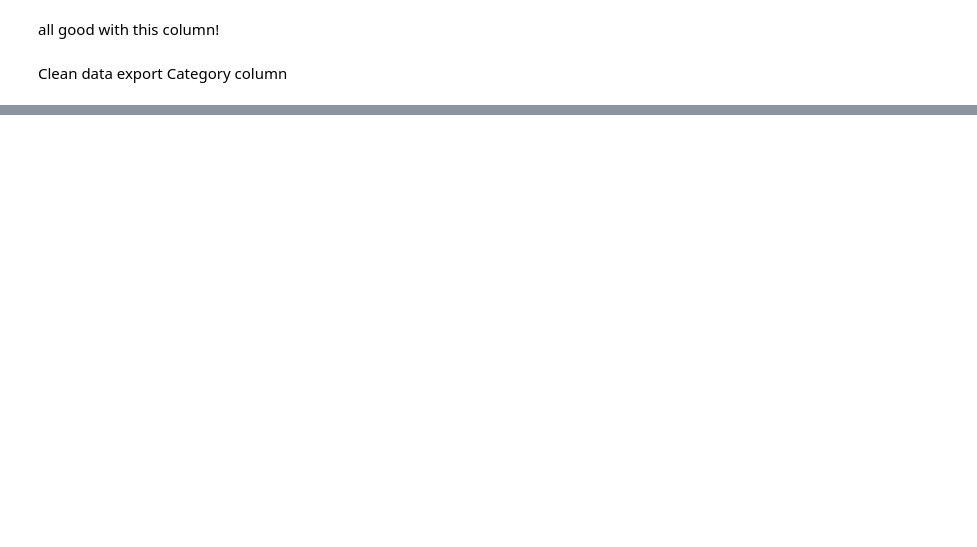
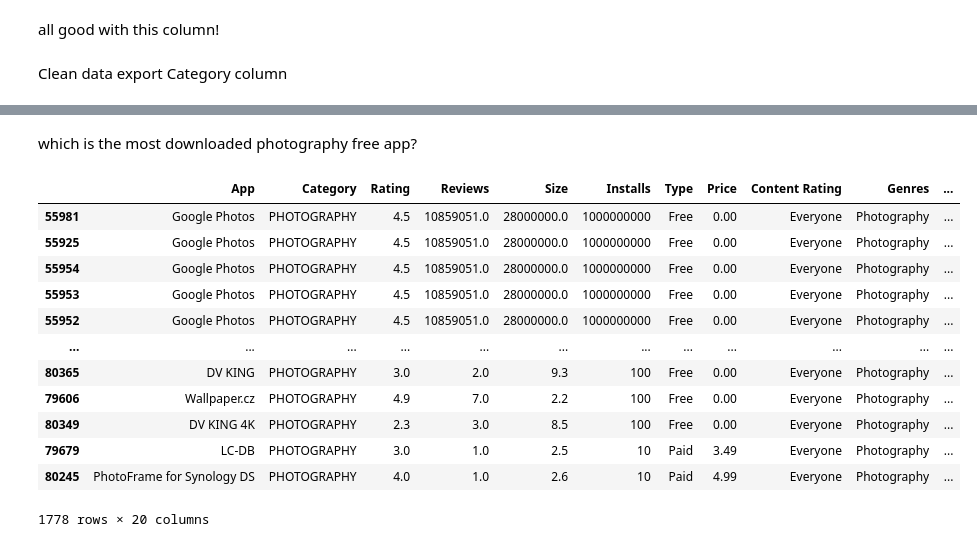
Before and after one commit to btessaro/googleplaystore, a Jupyter notebook: Jupyter-dataw.ipynb, the cells around one changed output, grey strips where cells are left out. Saved outputs shown, nothing was run; the diff lists cells and outputs as text; code cells hidden in the pictures; blank space fills up the shorter version.

```diff
--- a/Jupyter-dataw.ipynb
+++ b/Jupyter-dataw.ipynb
@@ -641,0 +718,18 @@ df3.to_excel("clean-data.xlsx")
+# %% [markdown]
+which is the most downloaded photography free app?
+# %%
+df3[df3['Category'] == 'PHOTOGRAPHY'].sort_values(by = 'Installs',ascending=False)
+# %% [output]
+|  | App | Category | Rating | Reviews | Size | Installs | Type | Price | Content Rating | Genres | ... |
+| 55981 | Google Photos | PHOTOGRAPHY | 4.5 | 10859051.0 | 28000000.0 | 1000000000 | Free | 0.00 | Everyone | Photography | ... |
+| 55925 | Google Photos | PHOTOGRAPHY | 4.5 | 10859051.0 | 28000000.0 | 1000000000 | Free | 0.00 | Everyone | Photography | ... |
+| 55954 | Google Photos | PHOTOGRAPHY | 4.5 | 10859051.0 | 28000000.0 | 1000000000 | Free | 0.00 | Everyone | Photography | ... |
+| 55953 | Google Photos | PHOTOGRAPHY | 4.5 | 10859051.0 | 28000000.0 | 1000000000 | Free | 0.00 | Everyone | Photography | ... |
+| 55952 | Google Photos | PHOTOGRAPHY | 4.5 | 10859051.0 | 28000000.0 | 1000000000 | Free | 0.00 | Everyone | Photography | ... |
+| ... | ... | ... | ... | ... | ... | ... | ... | ... | ... | ... | ... |
+| 80365 | DV KING | PHOTOGRAPHY | 3.0 | 2.0 | 9.3 | 100 | Free | 0.00 | Everyone | Photography | ... |
+| 79606 | Wallpaper.cz | PHOTOGRAPHY | 4.9 | 7.0 | 2.2 | 100 | Free | 0.00 | Everyone | Photography | ... |
+| 80349 | DV KING 4K | PHOTOGRAPHY | 2.3 | 3.0 | 8.5 | 100 | Free | 0.00 | Everyone | Photography | ... |
+| 79679 | LC-DB | PHOTOGRAPHY | 3.0 | 1.0 | 2.5 | 10 | Paid | 3.49 | Everyone | Photography | ... |
+| 80245 | PhotoFrame for Synology DS | PHOTOGRAPHY | 4.0 | 1.0 | 2.6 | 10 | Paid | 4.99 | Everyone | Photography | ... |
+1778 rows × 20 columns
```
Also changed, not shown: parts of 13 cells of this notebook.
